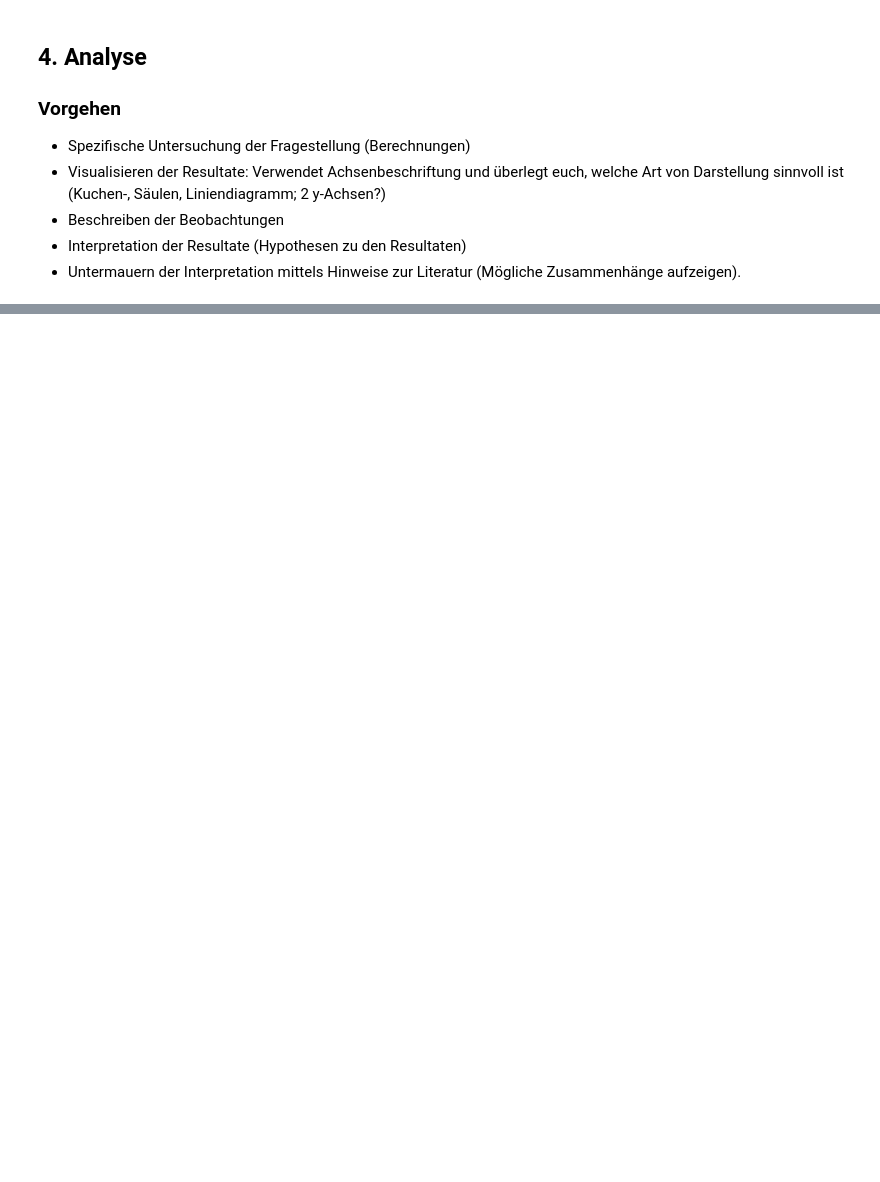
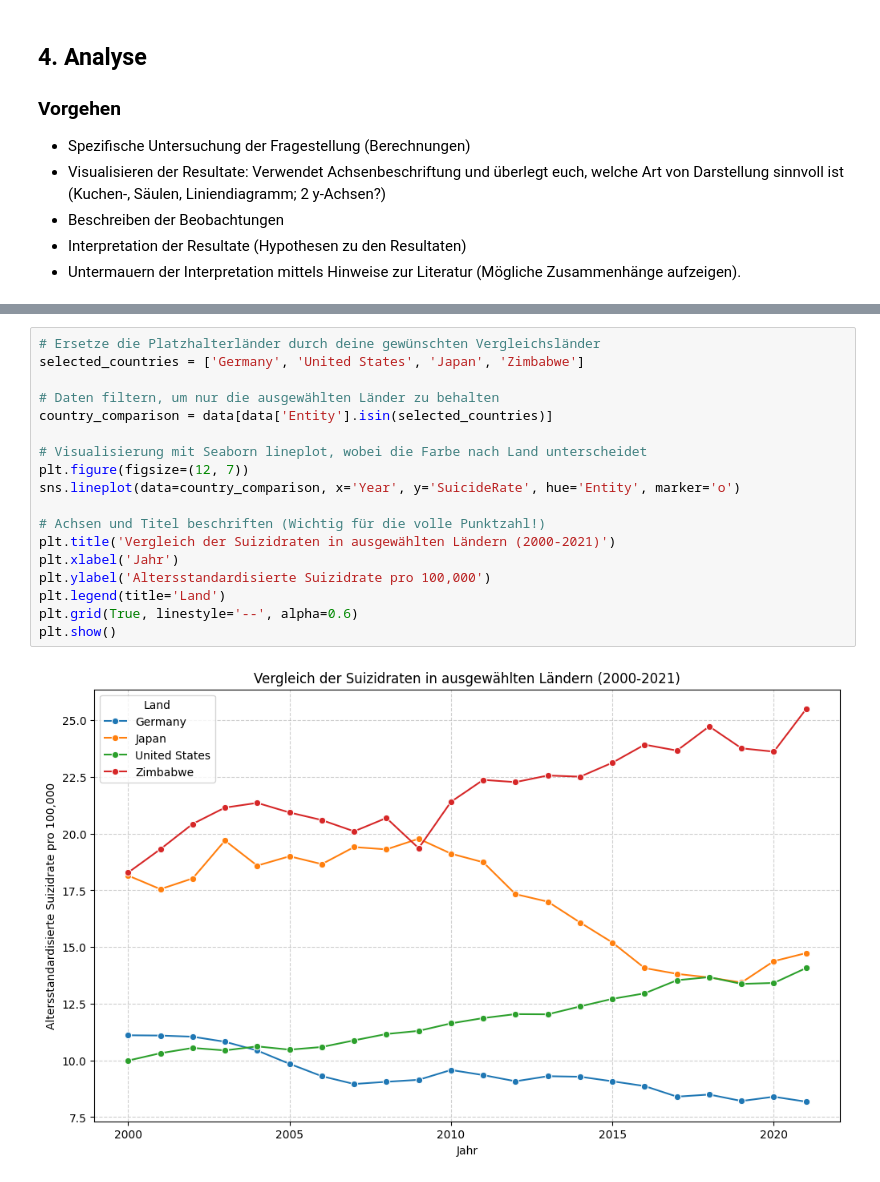
Before and after one commit to delucgia/LN_Python, a Jupyter notebook: python_ln.ipynb, the cells around one changed output, grey strips where cells are left out. Cells and saved outputs as stored; diff of their text form; blank space fills up the shorter version.

```diff
--- a/python_ln.ipynb
+++ b/python_ln.ipynb
@@ -89,0 +149,20 @@ data_pivot.head()
+# %%
+# Ersetze die Platzhalterländer durch deine gewünschten Vergleichsländer
+selected_countries = ['Germany', 'United States', 'Japan', 'Zimbabwe']
+
+# Daten filtern, um nur die ausgewählten Länder zu behalten
+country_comparison = data[data['Entity'].isin(selected_countries)]
+
+# Visualisierung mit Seaborn lineplot, wobei die Farbe nach Land unterscheidet
+plt.figure(figsize=(12, 7))
+sns.lineplot(data=country_comparison, x='Year', y='SuicideRate', hue='Entity', marker='o')
+
+# Achsen und Titel beschriften (Wichtig für die volle Punktzahl!)
+plt.title('Vergleich der Suizidraten in ausgewählten Ländern (2000-2021)')
+plt.xlabel('Jahr')
+plt.ylabel('Altersstandardisierte Suizidrate pro 100,000')
+plt.legend(title='Land')
+plt.grid(True, linestyle='--', alpha=0.6)
+plt.show()
+# %% [output]
+[figure, added]
```
Also changed, not shown: parts of 3 cells of this notebook.
